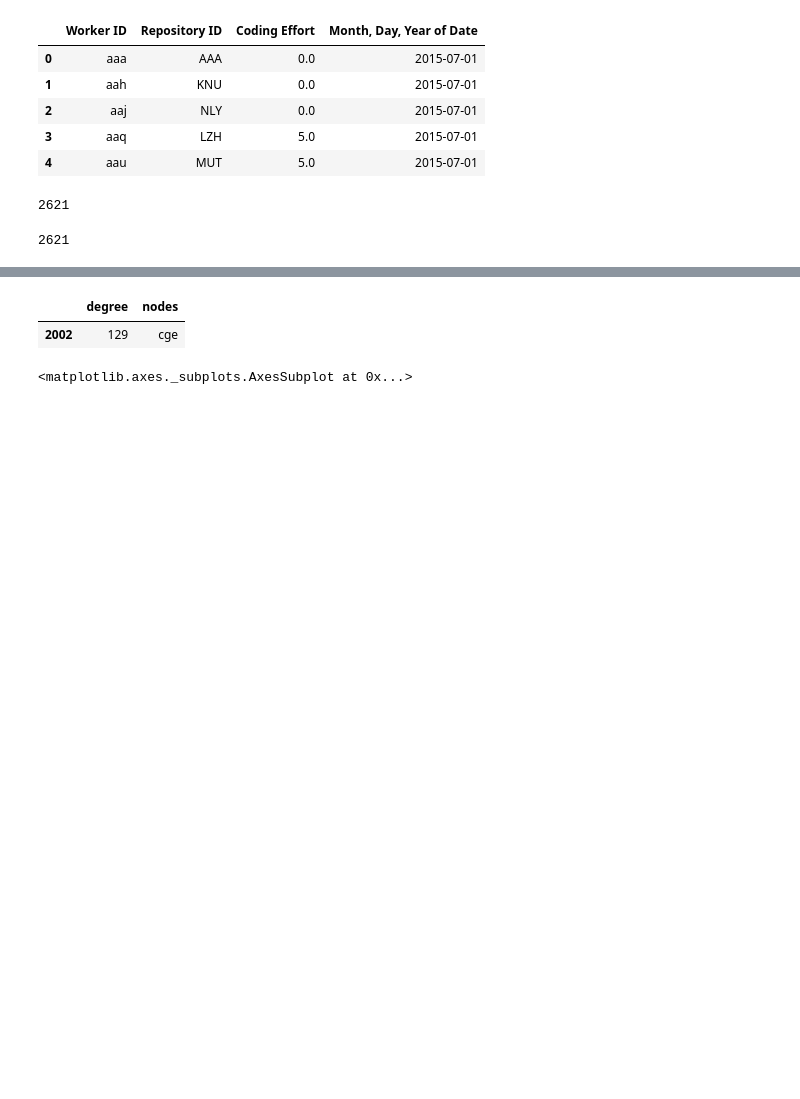
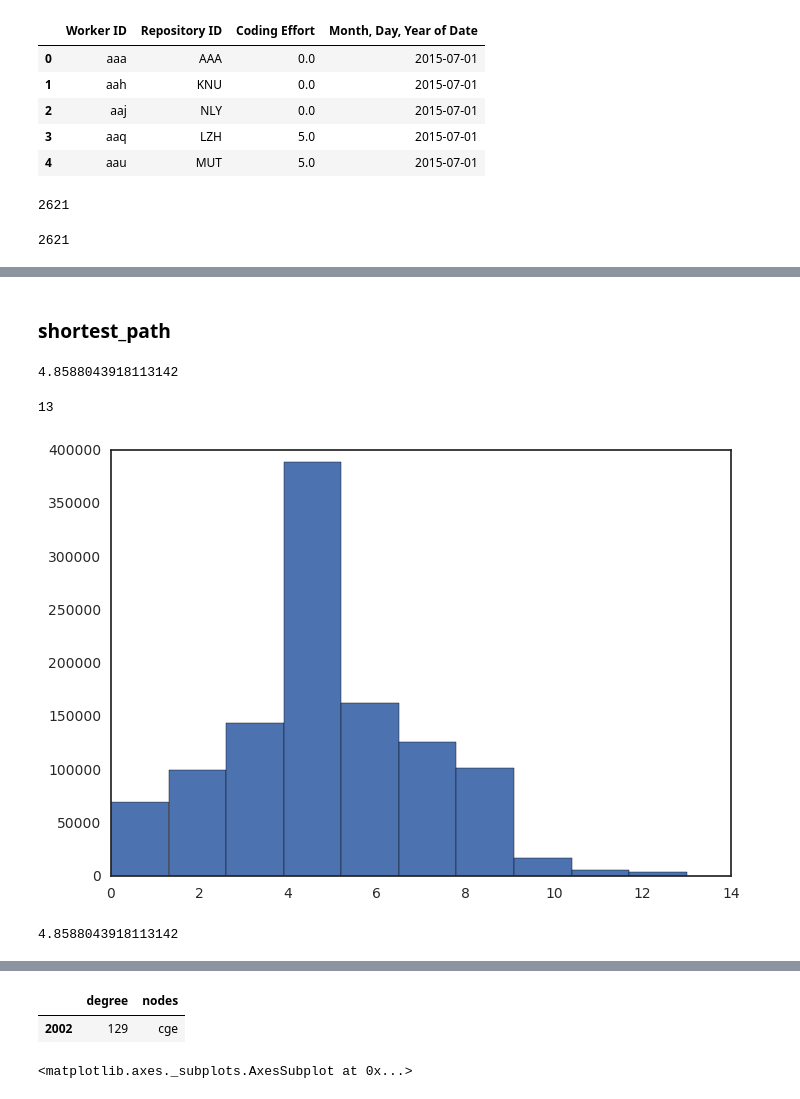
Before and after one commit to MiyainNYC/Graph-Thinking, a Jupyter notebook: dynamics.ipynb, the cells around one changed output, grey strips where cells are left out. Saved outputs shown, nothing was run; the diff lists cells and outputs as text; code cells hidden in the pictures; blank space fills up the shorter version.

```diff
--- a/dynamics.ipynb
+++ b/dynamics.ipynb
@@ -65,0 +77,26 @@ nx.average_clustering(W)
+# %% [markdown]
+### shortest_path
+# %%
+shortest_path_dict = nx.shortest_path_length(W)
+
+shortest_path_list = []
+for node in W.nodes():
+    shortest_path_list.append(list(shortest_path_dict[node].values()))
+
+shortest_path_list = [item for sublist in shortest_path_list for item in sublist]
+# %%
+import numpy as np
+np.mean(list(shortest_path_list))
+# %% [output]
+4.8588043918113142
+# %%
+np.max(list(shortest_path_list))
+# %% [output]
+13
+# %%
+import seaborn as sns
+sns.set_style('white')
+shortest_pathplt = plt.hist(shortest_path_list)
+plt.savefig('shortest_pathplt.png')
+# %% [output]
+[figure, added]
@@ -66,3 +111,8 @@ nx.average_clustering(W)
+# %%
+import numpy as np
+np.mean(list(shortest_path_list))
+# %% [output]
+4.8588043918113142
 # %%
 W_df = pd.DataFrame(W.edges(),columns = ['Worker1','Worker2'])
 # %%
```
Also changed, not shown: parts of 17 cells of this notebook.
